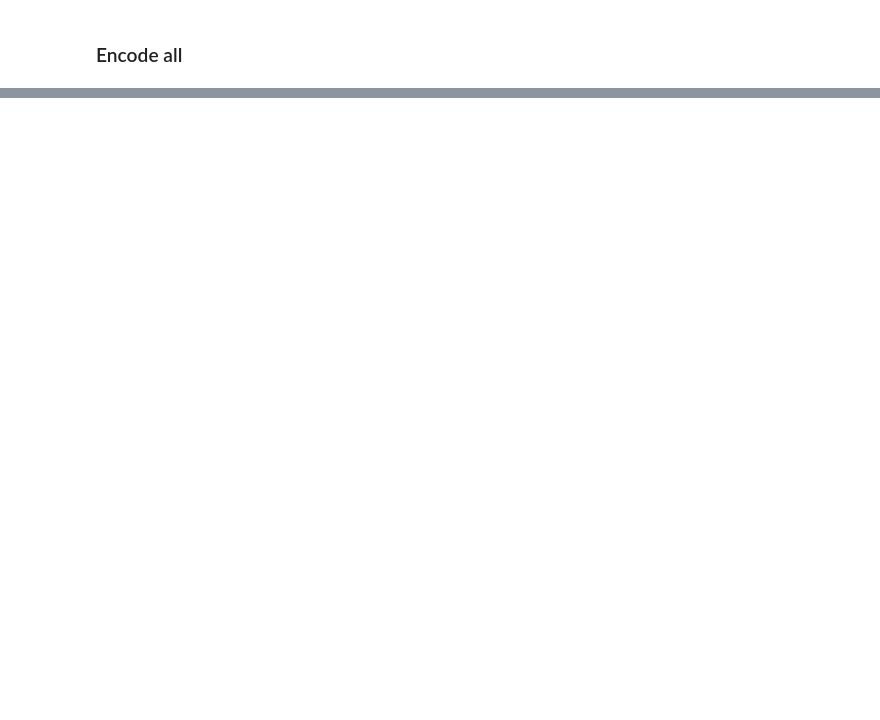
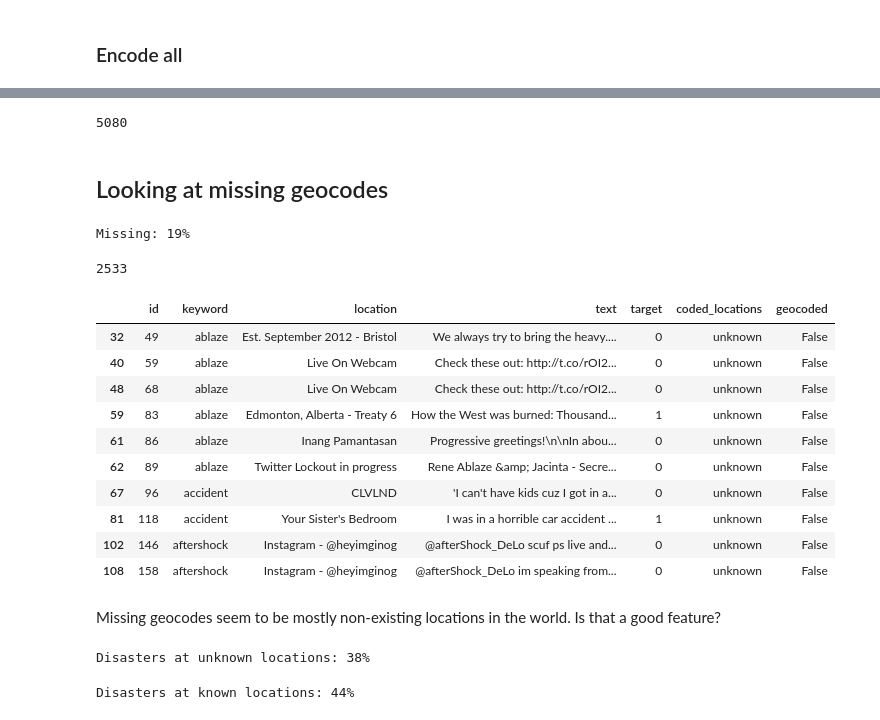
Before and after one commit to herwinvw/Real-or-Not-NLP-with-Disaster-Tweets, a Jupyter notebook: geocode_locations.ipynb, the cells around one changed output, grey strips where cells are left out. Saved outputs shown, nothing was run; the diff lists cells and outputs as text; code cells hidden in the pictures; blank space fills up the shorter version.

```diff
--- a/geocode_locations.ipynb
+++ b/geocode_locations.ipynb
@@ -52,0 +57,22 @@ locations['coded_location'] = locations['location'].apply(geocode)
+# %%
+import os
+if os.path.exists(CODED_LOCATIONS_PICKLE):
+    coded_locations = pd.read_pickle(CODED_LOCATIONS_PICKLE)
+    offset = len(coded_locations)
+# %%
+from geopy.extra.rate_limiter import RateLimiter
+from geopy import Nominatim
+
+geocode = RateLimiter(locator.geocode, min_delay_seconds=1)
+locator = Nominatim(user_agent="myGeocoder")
+
+CHUNK_SIZE = 60
+for i in range(offset, len(locations), CHUNK_SIZE):
+    print(i)
+    with open("offset.txt","w+") as f:
+        f.write(str(i))
+    end = i + CHUNK_SIZE
+    if end>len(locations):
+        end = len(locations)
+    coded_locations = coded_locations.append(locations.iloc[i:end]['location'].apply(geocode))
+    coded_locations.to_pickle(CODED_LOCATIONS_PICKLE)
@@ -52,0 +189,32 @@ locations['coded_location'] = locations['location'].apply(geocode)
+# %%
+len(locations)
+# %% [output]
+5080
+# %% [markdown]
+## Looking at missing geocodes
+# %%
+print(f"Missing: {round(100*sum(coded_locations.isnull())/len(coded_locations))}%")
+# %% [output]
+Missing: 19%
+# %%
+coded_locations[coded_locations.isnull()]="unknown"
+# %%
+train['coded_locations'] = coded_locations
+# %% [output]
+2533
+# %%
+train[train['coded_locations']=='unknown'].head(10)
+# %% [output]
+|  | id | keyword | location | text | target | coded_locations | geocoded |
+| 32 | 49 | ablaze | Est. September 2012 - Bristol | We always try to bring the heavy.... | 0 | unknown | False |
+| 40 | 59 | ablaze | Live On Webcam | Check these out: http://t.co/rOI2... | 0 | unknown | False |
+| 48 | 68 | ablaze | Live On Webcam | Check these out: http://t.co/rOI2... | 0 | unknown | False |
+| 59 | 83 | ablaze | Edmonton, Alberta - Treaty 6 | How the West was burned: Thousand... | 1 | unknown | False |
+| 61 | 86 | ablaze | Inang Pamantasan | Progressive greetings!\n\nIn abou... | 0 | unknown | False |
+| 62 | 89 | ablaze | Twitter Lockout in progress | Rene Ablaze &amp; Jacinta - Secre... | 0 | unknown | False |
+| 67 | 96 | accident | CLVLND | 'I can't have kids cuz I got in a... | 0 | unknown | False |
+| 81 | 118 | accident | Your Sister's Bedroom | I was in a horrible car accident ... | 1 | unknown | False |
+| 102 | 146 | aftershock | Instagram - @heyimginog | @afterShock_DeLo scuf ps live and... | 0 | unknown | False |
+| 108 | 158 | aftershock | Instagram - @heyimginog | @afterShock_DeLo im speaking from... | 0 | unknown | False |
+# %% [markdown]
+Missing geocodes seem to be mostly non-existing locations in the world. Is that a good feature?
@@ -52,0 +225,10 @@ locations['coded_location'] = locations['location'].apply(geocode)
+# %%
+unknown_locations = locations[locations['coded_locations']=="unknown"]
+print(f"Disasters at unknown locations: {round(100*unknown_locations['target'].mean())}%")
+# %% [output]
+Disasters at unknown locations: 38%
+# %%
+known_locations = locations[locations['coded_locations']!="unknown"]
+print(f"Disasters at known locations: {round(100*known_locations['target'].mean())}%")
+# %% [output]
+Disasters at known locations: 44%
```
Also changed, not shown: parts of 12 cells of this notebook, 1 other file.
